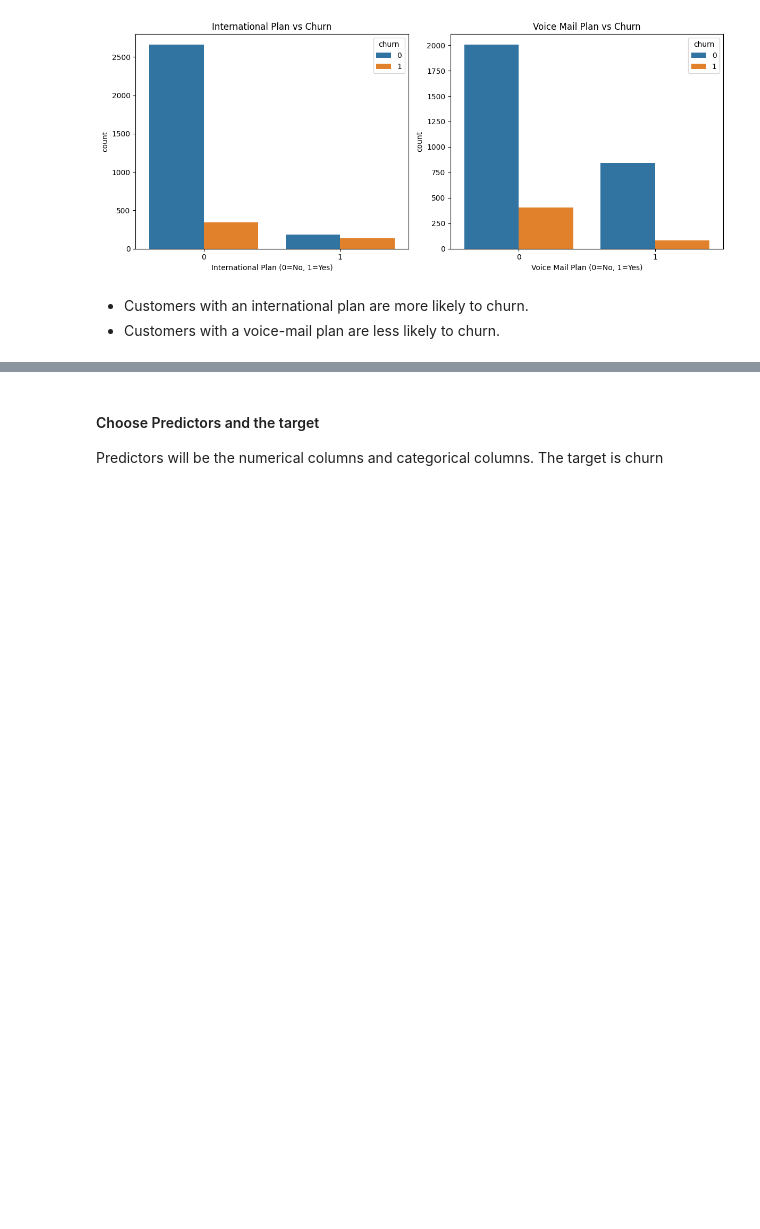
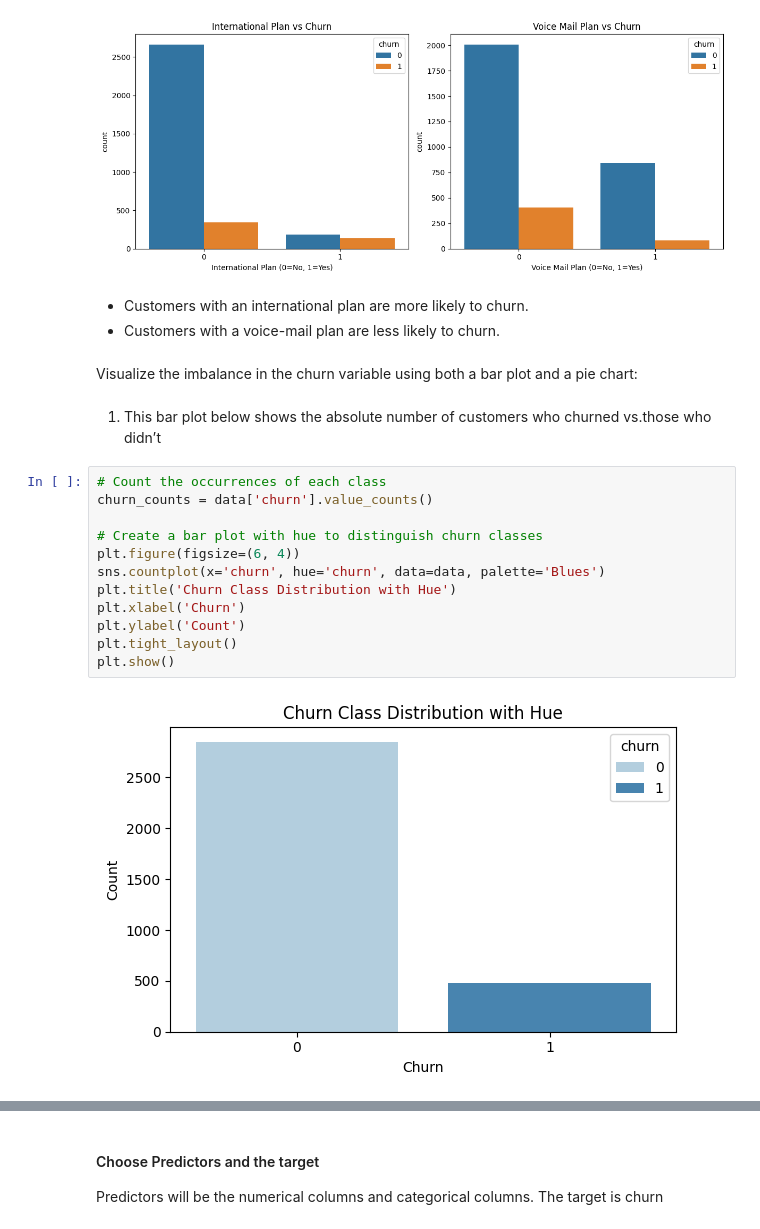
Before and after one commit to Kissienya/Phase3-Moringa-Project, a Jupyter notebook: SyriaTelCustomerChurn.ipynb, the cells around one changed output, grey strips where cells are left out. Drawn from its saved outputs; the diff is of its cells as text; blank space fills up the shorter version.

```diff
--- a/SyriaTelCustomerChurn.ipynb
+++ b/SyriaTelCustomerChurn.ipynb
@@ -211,3 +253,22 @@ plt.show()
 # %% [markdown]
 * Customers with an international plan are more likely to churn.
 * Customers with a voice-mail plan are less likely to churn.
+# %% [markdown]
+Visualize the imbalance in the churn variable using both a bar plot and a pie chart:
+# %% [markdown]
+1. This bar plot below shows the absolute number of customers who churned
+    vs.those who didn’t
+# %%
+# Count the occurrences of each class
+churn_counts = data['churn'].value_counts()
+
+# Create a bar plot with hue to distinguish churn classes
+plt.figure(figsize=(6, 4))
+sns.countplot(x='churn', hue='churn', data=data, palette='Blues')
+plt.title('Churn Class Distribution with Hue')
+plt.xlabel('Churn')
+plt.ylabel('Count')
+plt.tight_layout()
+plt.show()
+# %% [output]
+[figure, added]
```
Also changed, not shown: parts of 15 cells of this notebook.
